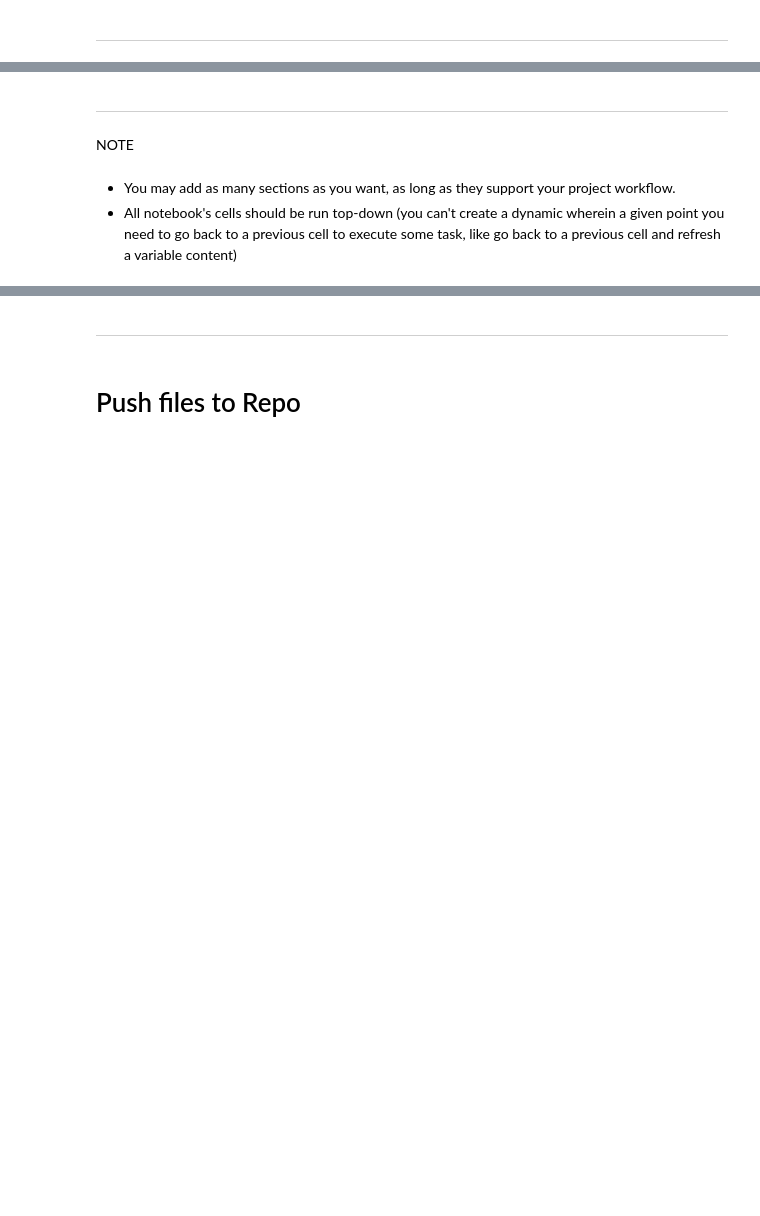
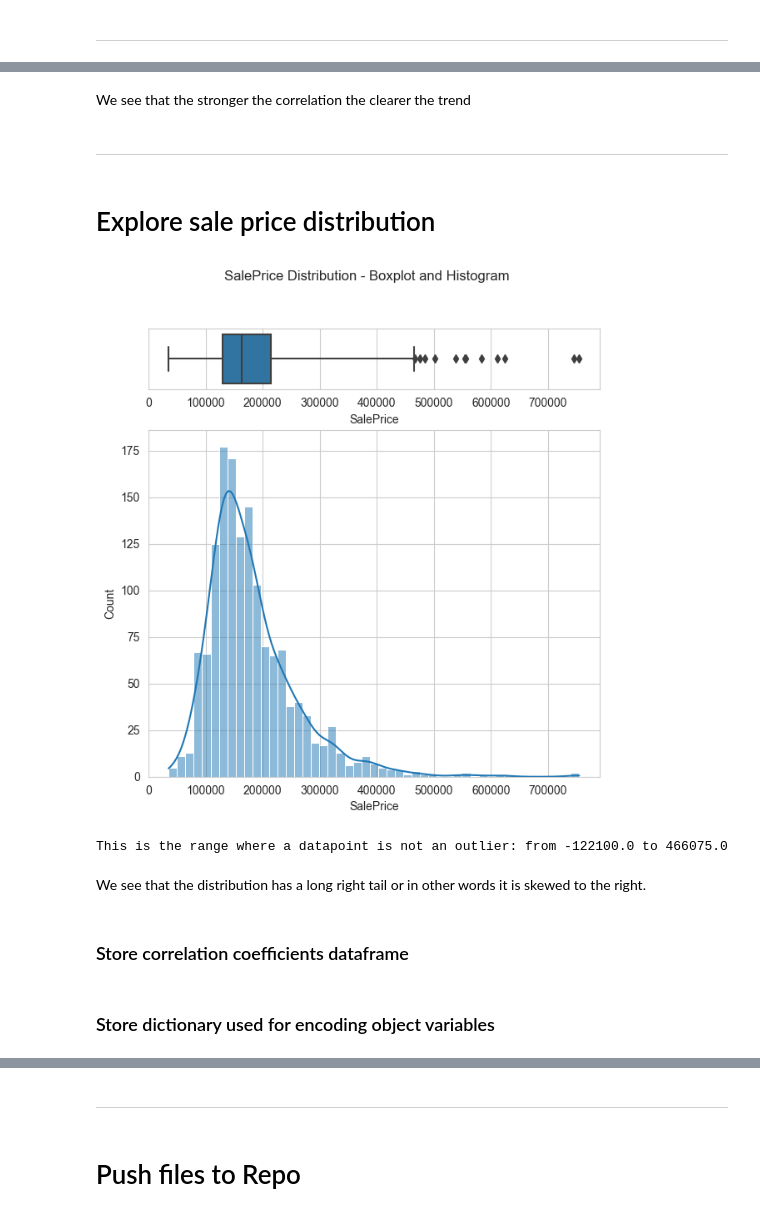
Before and after one commit to pieterkdevilliers/pp5-heritage-housing, a Jupyter notebook: jupyter_notebooks/02_sales_price_study.ipynb, the cells around one changed output, grey strips where cells are left out. Drawn from its saved outputs; the diff is of its cells as text; code cells hidden in the pictures; blank space fills up the shorter version.

Commit message:
Refie Sale Price Study

```diff
--- a/jupyter_notebooks/02_sales_price_study.ipynb
+++ b/jupyter_notebooks/02_sales_price_study.ipynb
@@ -62,0 +165,17 @@ Section 2 content
+# %%
+import numpy as np
+%matplotlib inline
+import matplotlib.pyplot as plt
+import seaborn as sns
+fig, axes = plt.subplots(figsize=(15,6))
+annot_size = 8
+
+# Retain only correlation values above 0.4
+mask = np.zeros_like(corr_df_rev, dtype=np.bool)
+mask[corr_df_rev.abs() < 0.4] = True
+
+sns.heatmap(data=corr_df_rev, annot=True, xticklabels=True, yticklabels=True,
+            mask=mask, cmap='viridis', annot_kws={"size": annot_size}, ax=axes,
+            linewidth=0.5)
+
+plt.show()
@@ -62,0 +188,5 @@ Section 2 content
+# %%
+# dtype_dic is a dictionary used to choose between a scatterplot and a strip plot
+strongly_correlated = ['OverallQual', 'GrLivArea', '2ndFlrSF', 'KitchenQual', 'YearBuilt', 'GarageArea', 'GarageFinish']
+moderately_correlated = ['GarageYrBlt', '1stFlrSF', 'TotalBsmtSF', 'YearRemodAdd', 'LotArea', 'LotFrontage', 'BsmtFinSF1']
+dtype_dict = {'OverallQual': 'object', 'GrLivArea': 'numeric', '2ndFlrSF': 'numeric', 'KitchenQual': 'object', 'YearBuilt': 'numeric', 'GarageArea': 'numeric', 'GarageFinish': 'object', 'GarageYrBlt': 'numeric', '1stFlrSF': 'numeric', 'TotalBsmtSF': 'numeric', 'YearRemodAdd': 'numeric', 'LotArea': 'numeric', 'LotFrontage': 'numeric', 'BsmtFinSF1': 'numeric'}
@@ -63,7 +245,35 @@ Section 2 content
+# %% [markdown]
+We see that the stronger the correlation the clearer the trend
 # %% [markdown]
 ---
-# %% [markdown]
-NOTE
-# %% [markdown]
-* You may add as many sections as you want, as long as they support your project workflow.
-* All notebook's cells should be run top-down (you can't create a dynamic wherein a given point you need to go back to a previous cell to execute some task, like go back to a previous cell and refresh a variable content)
+# %% [markdown]
+# Explore sale price distribution
+# %%
+# Code from Code Institute Scikit lesson
+sns.set_style("whitegrid")
+def plot_histogram_and_boxplot(df):
+  for col in df.columns:
+    fig, axes = plt.subplots(nrows=2 ,ncols=1 ,figsize=(7,7), gridspec_kw={"height_ratios": (.15, .85)})
+    sns.boxplot(data=df, x=col, ax=axes[0], whis=3)
+    sns.histplot(data=df, x=col, kde=True, ax=axes[1])
+    fig.suptitle(f"{col} Distribution - Boxplot and Histogram")
+    plt.show()
+
+    # An outlier is defined to be outside the box in the boxplot by three times the
+    # interquantile distance
+    IQR = df[col].quantile(q=0.75) - df[col].quantile(q=0.25)
+    print(
+        f"This is the range where a datapoint is not an outlier: from "
+        f"{(df[col].quantile(q=0.25) - 3*IQR).round(2)} to "
+        f"{(df[col].quantile(q=0.75) + 3*IQR).round(2)}")
+    print("\n")
+# %%
+df2=df.filter(['SalePrice'])
+plot_histogram_and_boxplot(df2)
+# %% [output]
+[figure, added]
+This is the range where a datapoint is not an outlier: from -122100.0 to 466075.0
+# %% [markdown]
+We see that the distribution has a long right tail or in other words it is skewed to the right.
+# %% [markdown]
+### Store correlation coefficients dataframe
@@ -69,0 +293,2 @@ NOTE
+# %% [markdown]
+### Store dictionary used for encoding object variables
```
Also changed, not shown: parts of 31 cells of this notebook, 2 other files.
